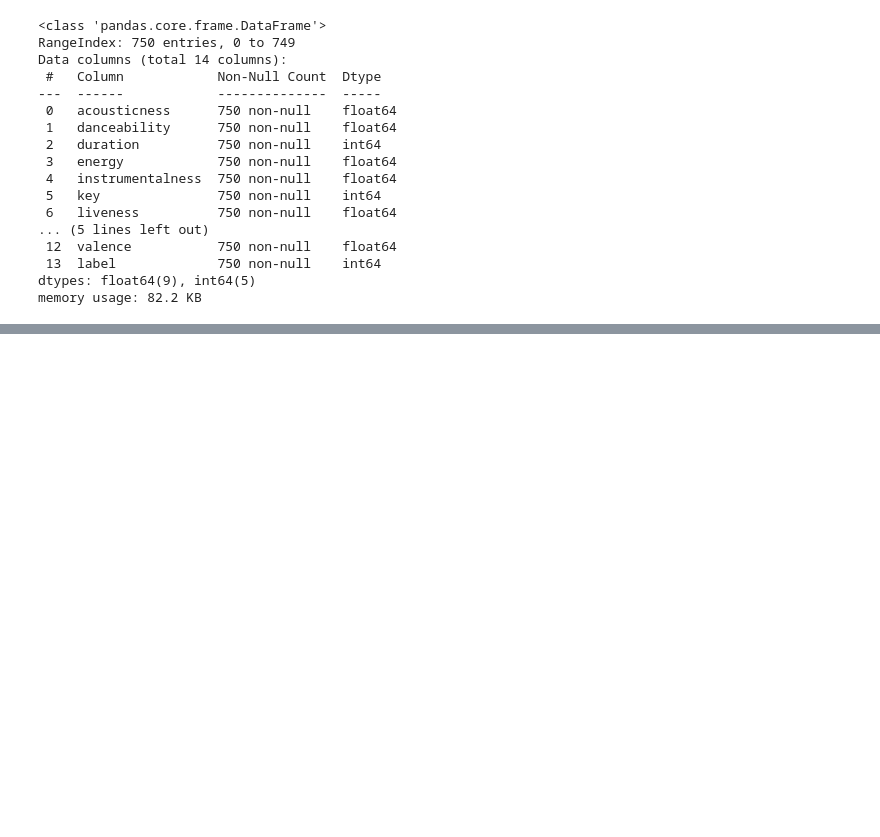
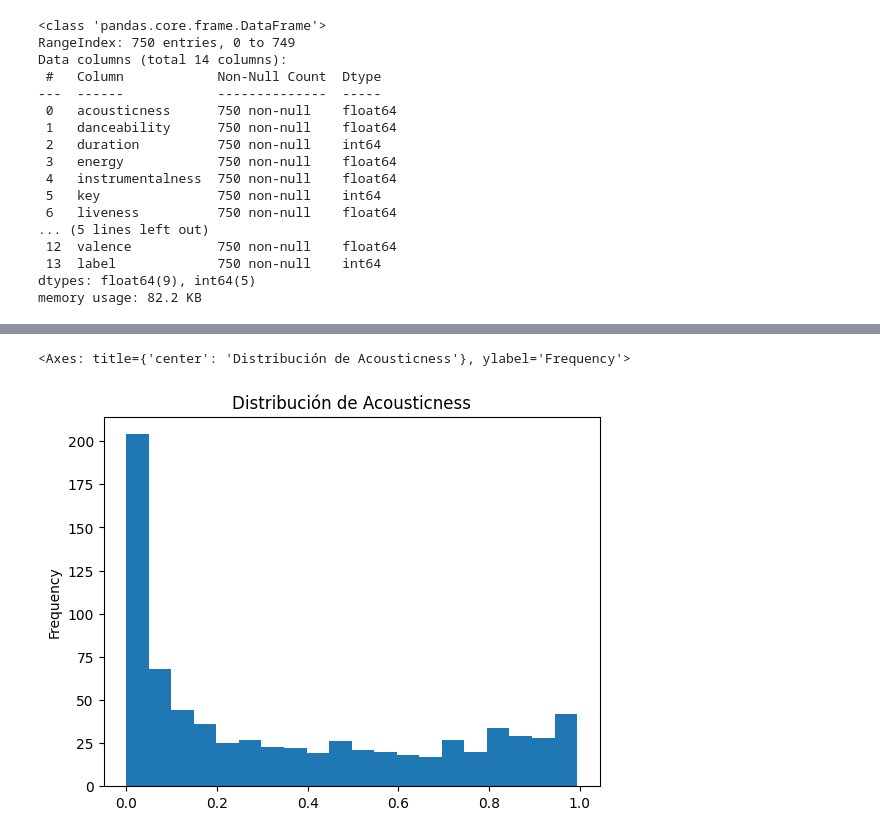
Before and after one commit to Lucass12345/AdD_TP_Final, a Jupyter notebook: TP_Final.ipynb, the cells around one changed output, grey strips where cells are left out. Saved outputs shown, nothing was run; the diff lists cells and outputs as text; code cells hidden in the pictures; blank space fills up the shorter version.

```diff
--- a/TP_Final.ipynb
+++ b/TP_Final.ipynb
@@ -28,0 +199,5 @@ df.shape
+# %%
+df['acousticness'].plot(kind='hist', bins=20, title='Distribución de Acousticness')
+# %% [output]
+<Axes: title={'center': 'Distribución de Acousticness'}, ylabel='Frequency'>
+[figure, added]
```
Also changed, not shown: parts of 18 cells of this notebook, 2 other files.
